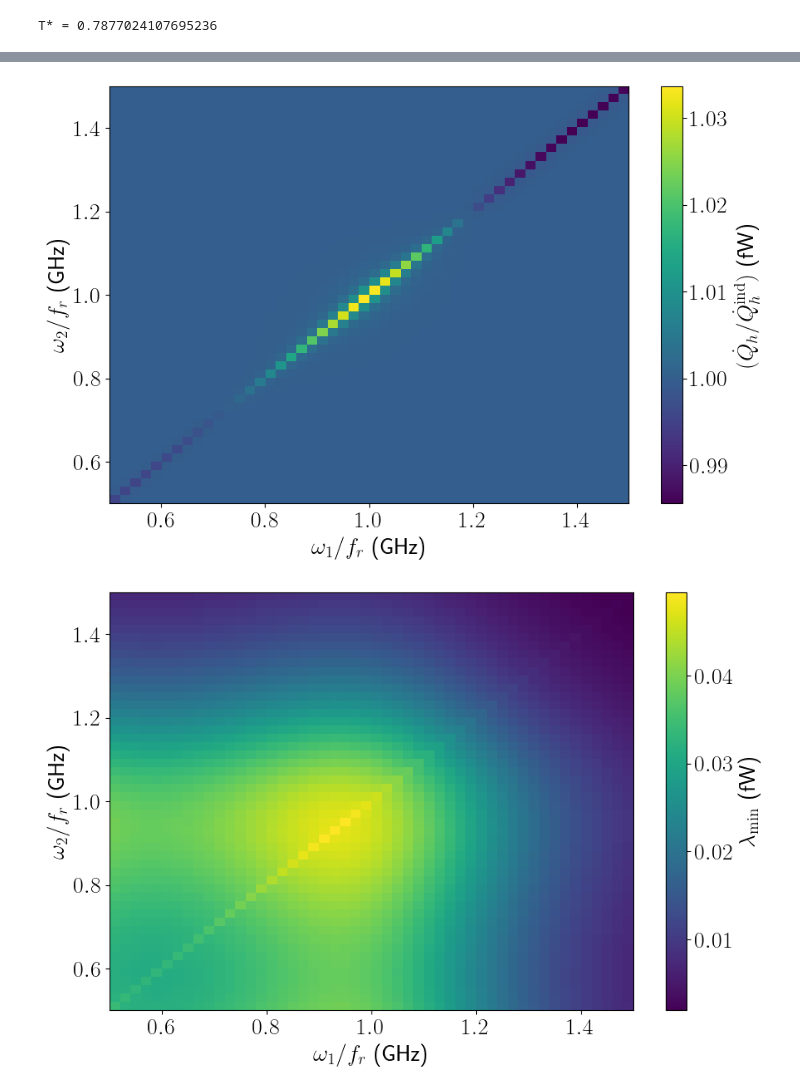
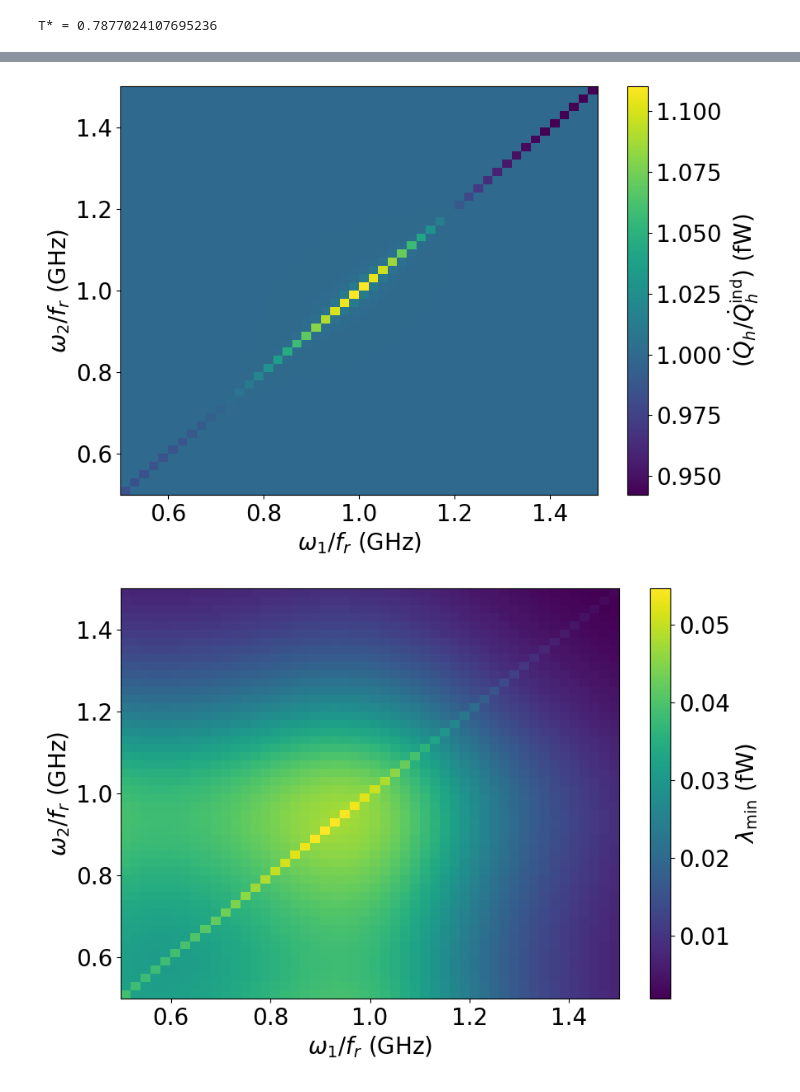
Before and after one commit to foysalx/TwoQubitHeatValve, a Jupyter notebook: Results_Marcello_Original.ipynb, the cells around one changed output, grey strips where cells are left out. Cells and saved outputs as stored; diff of their text form; code cells hidden in the pictures.

```diff
--- a/Results_Marcello_Original.ipynb
+++ b/Results_Marcello_Original.ipynb
@@ -1,4 +1,4 @@
 # %%
-!pip install import-ipynb
-import import_ipynb
 import HeatCurrentFunctions as QH
+import matplotlib
+matplotlib.rcParams['text.usetex'] = False
@@ -36,7 +18,7 @@ Qf = 7.1798      # Resonator quality factor
 gamma_h   = 0.0075   # Hot bath
 gamma_c   = 0.0075   # Cold bath
 gamma_local = 0.001 #0.001   # Parasitic relaxation
-gamma_deph  = 0.001  # Pure dephasing (σ_z)
+gamma_deph  = 0  # Pure dephasing (σ_z)
 
 # Temperatures  (ℏ = k_B = 1)
 T_local = 0.186    # Parasitic bath, 50 mK
@@ -77,7 +59,7 @@ for i, w1 in enumerate(w_vals):
         Q_ind_O[j, i] = QH.Current_ind(w1, w2, rho_ind, T_h, gamma_h, w0, Qf)
 
         # Collective-bath steady state and current
-        rho_coll = QH.rho_ss_termic_collective(
+        rho_coll = QH.rho_ss_termic_collective_sup(
             w1, w2,
             gamma_local, T_local, gamma_deph,
             T_h, gamma_h, T_c, gamma_c,
@@ -147,7 +129,7 @@ plt.tight_layout()
 # Plotting the Ratio of Independent and Collective Heat Current for a Normalized Frequency Sweep
 
 plt.figure(figsize=(9, 6))
-rc('text',usetex=True)
+#rc('text',usetex=True)
 
 cp = plt.imshow(
     Ratio_O,
@@ -175,40 +157,40 @@ cbar.ax.tick_params(labelsize=20)
 
 plt.tight_layout()
 # %% [output]
-[figure, old version]
+[figure, new version]
 # %%
 # Minimum Eigenvalue for the Collective Density Matrix for a Frequency Sweep
 
 plt.figure(figsize=(9, 6))
-rc('text',usetex=True)
+#rc('text',usetex=True)
 
 cp = plt.imshow(
     Lambda_O,  # negative heat current for display
     extent=(w_vals.min(), w_vals.max(), w_vals.min(), w_vals.max()),
     aspect='auto',
     origin='lower'
 )
 
 
 plt.xticks(fontsize=20)
 plt.yticks(fontsize=20)
 
 
 plt.xlabel(r'$\omega_1/f_r$ (GHz)', fontsize=20)
 plt.ylabel(r'$\omega_2/f_r$ (GHz)', fontsize=20)
 
 
 
 # Catturo la colorbar in 'cbar'
 cbar = plt.colorbar(cp)
 # Imposto la label con fontsize
 cbar.set_label(r'$\lambda_{\rm min}$ (fW)', fontsize=20)
 # Regolo la dimensione dei tick
 cbar.ax.tick_params(labelsize=20)
 
 plt.tight_layout()
 # %% [output]
-[figure, old version]
+[figure, new version]
 # %%
 # Coherence Element of the Density Matrix for a Frequency Sweep
 
```
Also changed, not shown: parts of 4 cells of this notebook.
